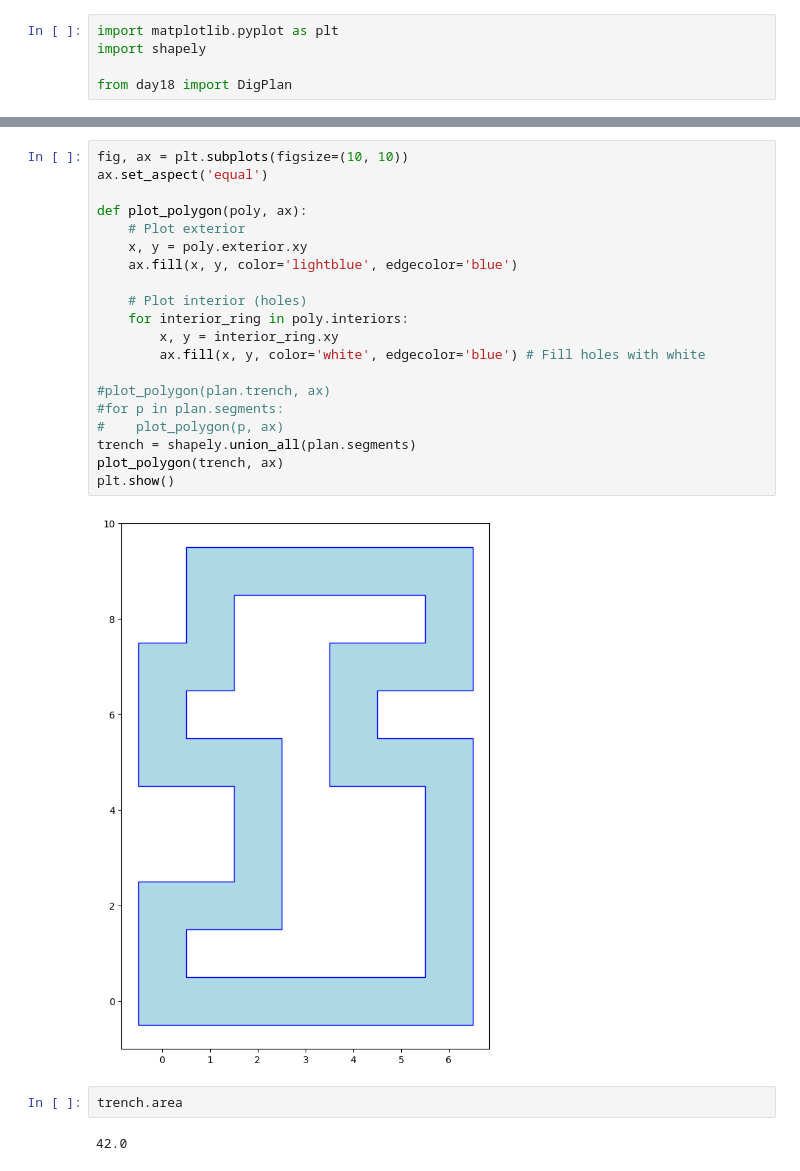
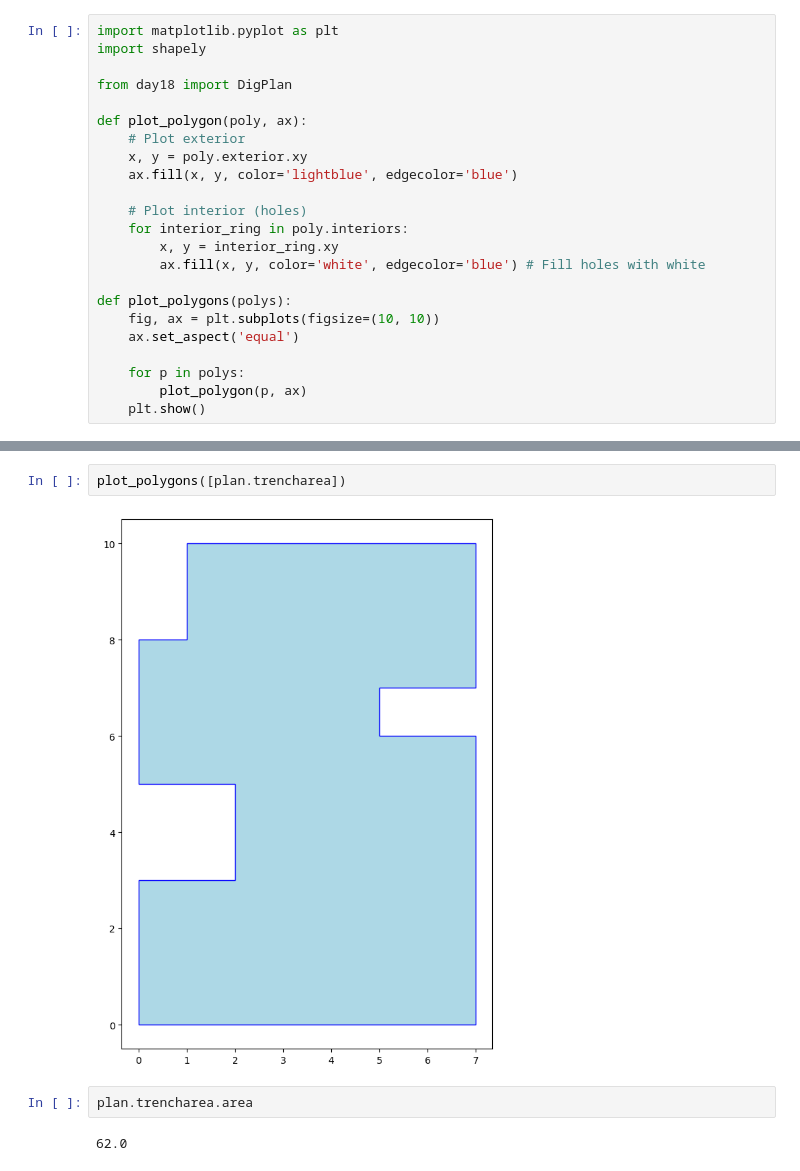
Before and after one commit to mdzimmerman/advent2023, a Jupyter notebook: day18/testing.ipynb, the cells around one changed output, grey strips where cells are left out. Cells and saved outputs as stored; diff of their text form.

Commit message:
using shapely to build the trench instead

```diff
--- a/day18/testing.ipynb
+++ b/day18/testing.ipynb
@@ -9,5 +6,23 @@ import matplotlib.pyplot as plt
 import shapely
 
 from day18 import DigPlan
+
+def plot_polygon(poly, ax):
+    # Plot exterior
+    x, y = poly.exterior.xy
+    ax.fill(x, y, color='lightblue', edgecolor='blue')
+
+    # Plot interior (holes)
+    for interior_ring in poly.interiors:
+        x, y = interior_ring.xy
+        ax.fill(x, y, color='white', edgecolor='blue') # Fill holes with white
+
+def plot_polygons(polys):
+    fig, ax = plt.subplots(figsize=(10, 10))
+    ax.set_aspect('equal')
+
+    for p in polys:
+        plot_polygon(p, ax)
+    plt.show()
 # %%
 plan = DigPlan.from_file("test.txt")
@@ -31,27 +46,9 @@ POLYGON ((0 0, 6 0, 6 5, 4 5, 4 7, 6 7, 6 9, 1 9, 1 7, 0 7, 0 5, 2 5, 2 2, 0 2,
 # %%
-fig, ax = plt.subplots(figsize=(10, 10))
-ax.set_aspect('equal')
-
-def plot_polygon(poly, ax):
-    # Plot exterior
-    x, y = poly.exterior.xy
-    ax.fill(x, y, color='lightblue', edgecolor='blue')
-
-    # Plot interior (holes)
-    for interior_ring in poly.interiors:
-        x, y = interior_ring.xy
-        ax.fill(x, y, color='white', edgecolor='blue') # Fill holes with white
-
-#plot_polygon(plan.trench, ax)
-#for p in plan.segments:
-#    plot_polygon(p, ax)
-trench = shapely.union_all(plan.segments)
-plot_polygon(trench, ax)
-plt.show()
+plot_polygons([plan.trencharea])
 # %% [output]
-[figure, old version]
+[figure, new version]
 # %%
-trench.area
+plan.trencharea.area
 # %% [output]
-42.0
+62.0
 # %%
```
Also changed, not shown: parts of 5 cells of this notebook, 2 other files.
